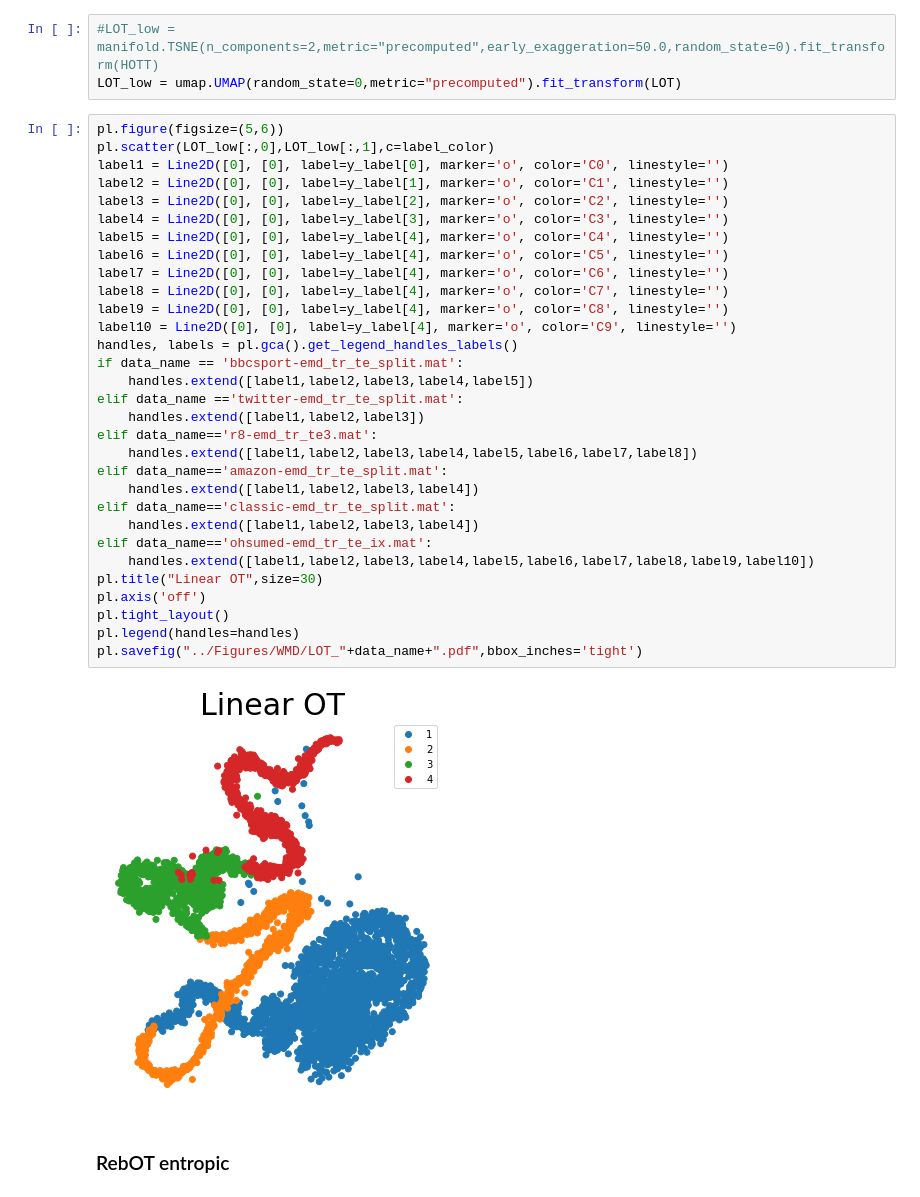
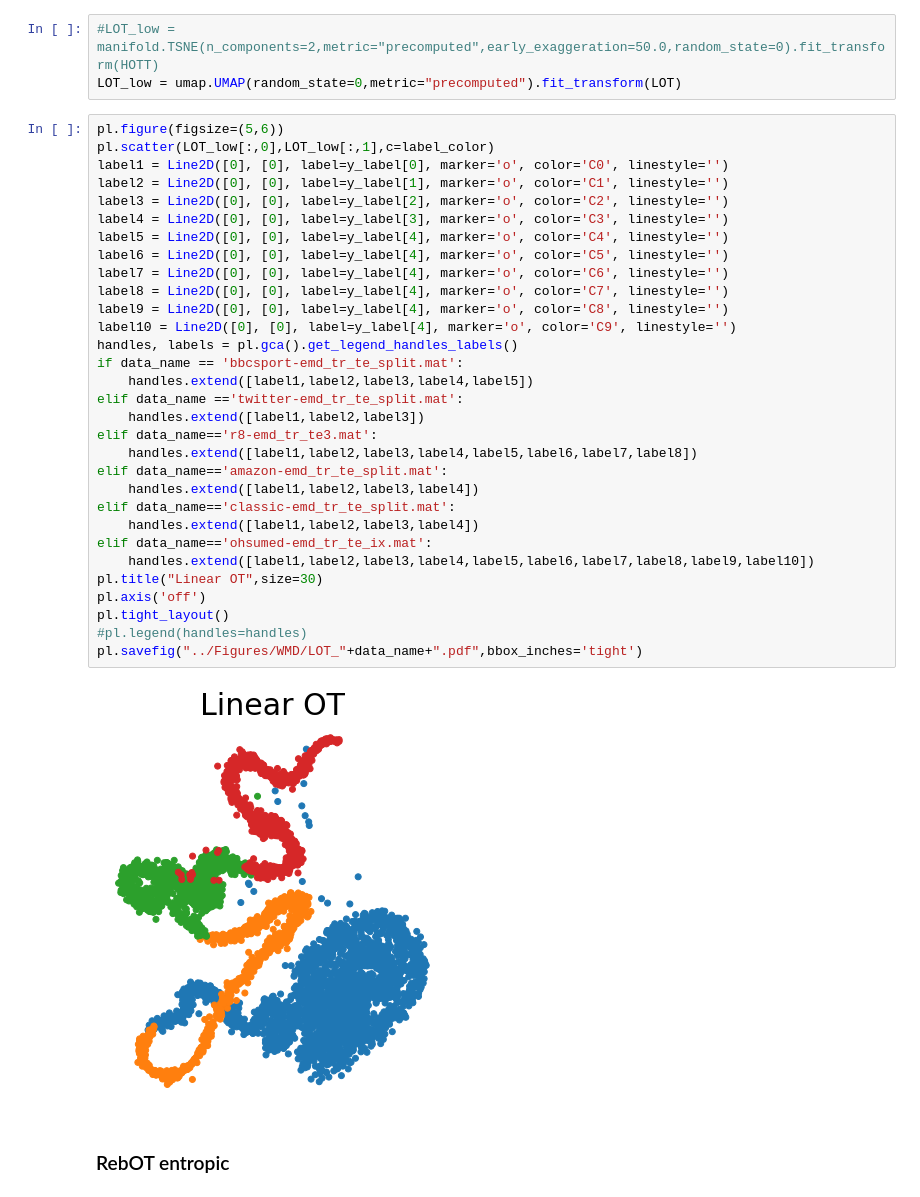
Before and after one commit to AnonymousGit1/HROT, a Jupyter notebook: Notebook/kNN HierarchicalOT.ipynb, the cells around one changed output. Cells and saved outputs as stored; diff of their text form.

```diff
--- a/Notebook/kNN HierarchicalOT.ipynb
+++ b/Notebook/kNN HierarchicalOT.ipynb
@@ -161,35 +160,35 @@ LOT_low = umap.UMAP(random_state=0,metric="precomputed").fit_transform(LOT)
 pl.figure(figsize=(5,6))
 pl.scatter(LOT_low[:,0],LOT_low[:,1],c=label_color)
 label1 = Line2D([0], [0], label=y_label[0], marker='o', color='C0', linestyle='')
 label2 = Line2D([0], [0], label=y_label[1], marker='o', color='C1', linestyle='')
 label3 = Line2D([0], [0], label=y_label[2], marker='o', color='C2', linestyle='')
 label4 = Line2D([0], [0], label=y_label[3], marker='o', color='C3', linestyle='')
 label5 = Line2D([0], [0], label=y_label[4], marker='o', color='C4', linestyle='')
 label6 = Line2D([0], [0], label=y_label[4], marker='o', color='C5', linestyle='')
 label7 = Line2D([0], [0], label=y_label[4], marker='o', color='C6', linestyle='')
 label8 = Line2D([0], [0], label=y_label[4], marker='o', color='C7', linestyle='')
 label9 = Line2D([0], [0], label=y_label[4], marker='o', color='C8', linestyle='')
 label10 = Line2D([0], [0], label=y_label[4], marker='o', color='C9', linestyle='')
 handles, labels = pl.gca().get_legend_handles_labels()
 if data_name == 'bbcsport-emd_tr_te_split.mat':
     handles.extend([label1,label2,label3,label4,label5])
 elif data_name =='twitter-emd_tr_te_split.mat':
     handles.extend([label1,label2,label3])
 elif data_name=='r8-emd_tr_te3.mat':
     handles.extend([label1,label2,label3,label4,label5,label6,label7,label8])
 elif data_name=='amazon-emd_tr_te_split.mat':
     handles.extend([label1,label2,label3,label4])
 elif data_name=='classic-emd_tr_te_split.mat':
     handles.extend([label1,label2,label3,label4])
 elif data_name=='ohsumed-emd_tr_te_ix.mat':
     handles.extend([label1,label2,label3,label4,label5,label6,label7,label8,label9,label10])
 pl.title("Linear OT",size=30)
 pl.axis('off')
 pl.tight_layout()
-pl.legend(handles=handles)
+#pl.legend(handles=handles)
 pl.savefig("../Figures/WMD/LOT_"+data_name+".pdf",bbox_inches='tight')
 # %% [output]
-[figure, old version]
+[figure, new version]
 # %% [markdown]
 ### RebOT entropic
 # %%
```
Also changed, not shown: parts of 5 cells of this notebook, 4 other files.
